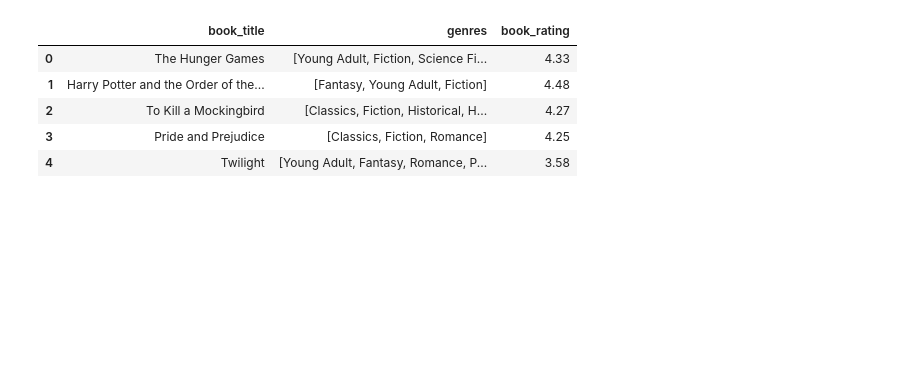
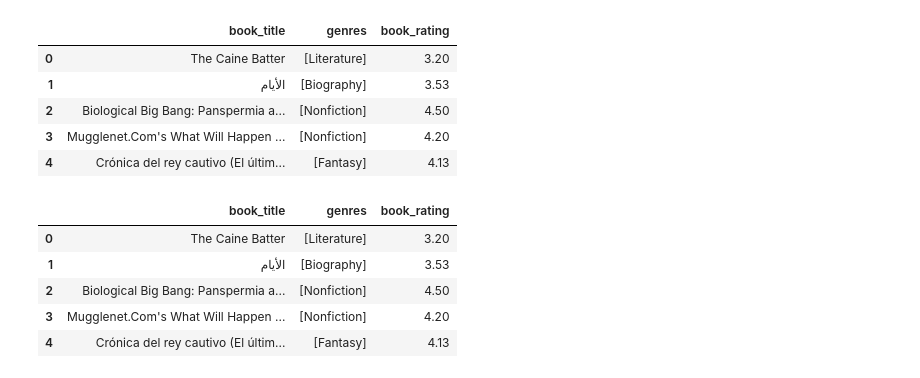
Before and after one commit to salihasjsu/cmpe257-CrossDomainRecommendation, a Jupyter notebook: project_jaccard.ipynb, the cells around one changed output. Saved outputs shown, nothing was run; the diff lists cells and outputs as text; code cells hidden in the pictures; blank space fills up the shorter version.

```diff
--- a/project_jaccard.ipynb
+++ b/project_jaccard.ipynb
@@ -60,18 +78,30 @@ toprated_user_movies.head()
 # %%
 #target domain
 books = pd.read_csv('book_data.csv')
 books = books[['book_title','genres','book_rating']]
+books = books.dropna(how='any', axis=0)
 # Break up the big genre string into a string array
 books['genres'] = books['genres'].str.split('|')
 # Convert genres to string value
 books['genres'] = np.array(books['genres'])
+
+books['length'] = books['genres'].str.len()
+books = books.sort_values(['length'])
+books = books.drop(columns = ['length'])
+books.reset_index(inplace=True, drop=True)
 books.head()
 # %% [output]
 |  | book_title | genres | book_rating |
-| 0 | The Hunger Games | [Young Adult, Fiction, Science Fi... | 4.33 |
-| 1 | Harry Potter and the Order of the... | [Fantasy, Young Adult, Fiction] | 4.48 |
-| 2 | To Kill a Mockingbird | [Classics, Fiction, Historical, H... | 4.27 |
-| 3 | Pride and Prejudice | [Classics, Fiction, Romance] | 4.25 |
-| 4 | Twilight | [Young Adult, Fantasy, Romance, P... | 3.58 |
+| 0 | The Caine Batter | [Literature] | 3.20 |
+| 1 | الأيام | [Biography] | 3.53 |
+| 2 | Biological Big Bang: Panspermia a... | [Nonfiction] | 4.50 |
+| 3 | Mugglenet.Com's What Will Happen ... | [Nonfiction] | 4.20 |
+| 4 | Crónica del rey cautivo (El últim... | [Fantasy] | 4.13 |
+|  | book_title | genres | book_rating |
+| 0 | The Caine Batter | [Literature] | 3.20 |
+| 1 | الأيام | [Biography] | 3.53 |
+| 2 | Biological Big Bang: Panspermia a... | [Nonfiction] | 4.50 |
+| 3 | Mugglenet.Com's What Will Happen ... | [Nonfiction] | 4.20 |
+| 4 | Crónica del rey cautivo (El últim... | [Fantasy] | 4.13 |
 # %%
 def book_basedon_movie(genre):
```
Also changed, not shown: parts of 5 cells of this notebook, 1 other file.
